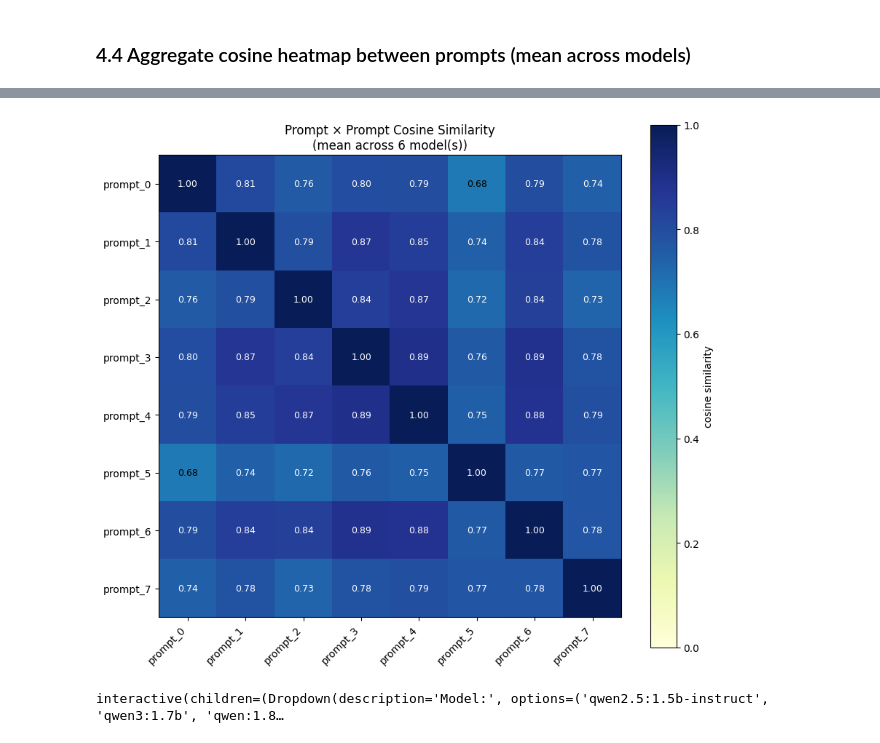
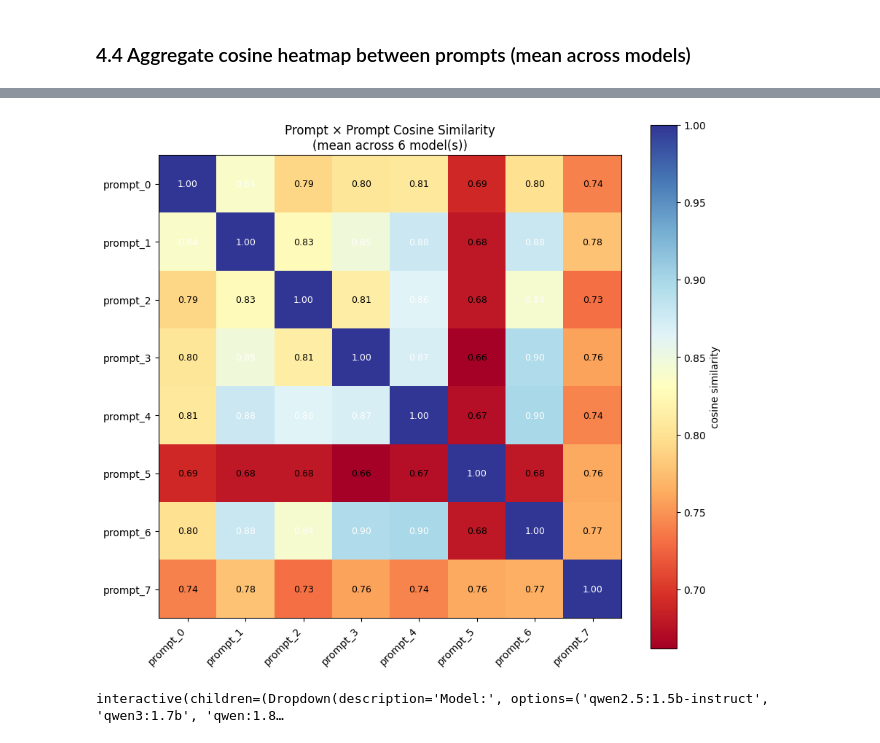
Before and after one commit to lapikuhu/llm_prompting_experiment, a Jupyter notebook: llm_prompting_experiment.ipynb, the cells around one changed output, grey strips where cells are left out. Saved outputs shown, nothing was run; the diff lists cells and outputs as text; code cells hidden in the pictures.

```diff
--- a/llm_prompting_experiment.ipynb
+++ b/llm_prompting_experiment.ipynb
@@ -173,7 +172,8 @@ Loaded 8 prompt(s):
   [prompt_7] Role: Act as a professional prompt engineer (ML + AI engineering background) mentoring junior colleagues at an internati...
 # %%
 # ── Output normalisation (applied before embeddings + NLI) ────────────────────
-def normalize_response(text: str) -> str:
+def normalize_response(text: str,
+                       word_limit: int = 5000) -> str:
     """Normalize LLM output for downstream similarity scoring.
 
     Steps (in order):
@@ -186,6 +186,7 @@ def normalize_response(text: str) -> str:
 
     Args:
         text: The raw text output from the LLM.
+        word_limit: The maximum number of words to keep in the normalized text.
     Returns:
         The normalized text, cleaned according to the steps above.
     """
@@ -198,6 +199,11 @@ def normalize_response(text: str) -> str:
     text = re.sub(r"[ \t]+", " ", text)
     # Step 5: collapse 3+ newlines → 2
     text = re.sub(r"\n{3,}", "\n\n", text)
+    # Step 6: enforce word limit
+    if word_limit > 0:
+        words = text.split()
+        if len(words) > word_limit:
+            text = " ".join(words[:word_limit])
     return text.strip()
 
 
@@ -468,7 +474,7 @@ for prompt_id, prompt_text in enumerate(prompts):
             print(f"  [WARN] prompt_{prompt_id} / {alias} → {exc}")
 
         latency_ms    = round((time.time() - t0) * 1000, 1)
-        response_norm = normalize_response(response_raw) if status == "ok" else ""
+        response_norm = normalize_response(response_raw, word_limit=5000) if status == "ok" else ""
 
         records.append({
             "prompt_id":     prompt_id,
@@ -650,9 +735,12 @@ qwen2.5:7b-instruct                 0.8988    0.8209               1.0000
 # %% [markdown]
 ### 4.3 Aggregate cosine heatmap between models (mean across prompts)
 # %%
+
 # ── FR-10: Aggregate cosine heatmap ───────────────────────────────────────────
 fig, ax = plt.subplots(figsize=(max(4, M + 1), max(3, M)))
-im = ax.imshow(agg_cosine, vmin=0.0, vmax=1.0, cmap="YlGnBu")
+_vmin = float(np.nanmin(agg_cosine))
+_vmax = float(np.nanmax(agg_cosine))
+im = ax.imshow(agg_cosine, vmin=_vmin, vmax=_vmax, cmap="RdYlBu")
 ax.set_xticks(range(M))
 ax.set_xticklabels(generator_aliases, rotation=45, ha="right")
 ax.set_yticks(range(M))
@@ -667,7 +755,7 @@ for i in range(M):
                 f"{agg_cosine[i, j]:.2f}",
                 ha="center", va="center",
                 fontsize=9,
-                color="black" if agg_cosine[i, j] < 0.7 else "white",
+                color="black",
             )
 plt.tight_layout()
 plt.show()
@@ -804,25 +867,28 @@ prompt_7    0.7766    1.0000
 # %%
+
 # ── Prompt × prompt cosine heatmap (mean across models) ───────────────────────
 fig, ax = plt.subplots(figsize=(max(4, N + 1), max(3, N)))
-im = ax.imshow(agg_prompt_cosine, vmin=0.0, vmax=1.0, cmap="YlGnBu")
+_vmin = float(np.nanmin(agg_prompt_cosine))
+_vmax = float(np.nanmax(agg_prompt_cosine))
+im = ax.imshow(agg_prompt_cosine, vmin=_vmin, vmax=_vmax, cmap="RdYlBu")
 ax.set_xticks(range(N))
 ax.set_xticklabels(prompt_labels, rotation=45, ha="right")
 ax.set_yticks(range(N))
 ax.set_yticklabels(prompt_labels)
 ax.set_title(f"Prompt × Prompt Cosine Similarity\n(mean across {len(generator_aliases)} model(s))")
 plt.colorbar(im, ax=ax, label="cosine similarity")
 for i in range(N):
     for j in range(N):
         if not np.isnan(agg_prompt_cosine[i, j]):
             ax.text(
                 j, i,
                 f"{agg_prompt_cosine[i, j]:.2f}",
                 ha="center", va="center",
                 fontsize=9,
-                color="black" if agg_prompt_cosine[i, j] < 0.7 else "white",
+                color="black",
             )
 plt.tight_layout()
 plt.show()
 # %% [output]
-[figure, old version]
+[figure, new version]
 # %%
```
Also changed, not shown: parts of 13 cells of this notebook, 5 other files.
